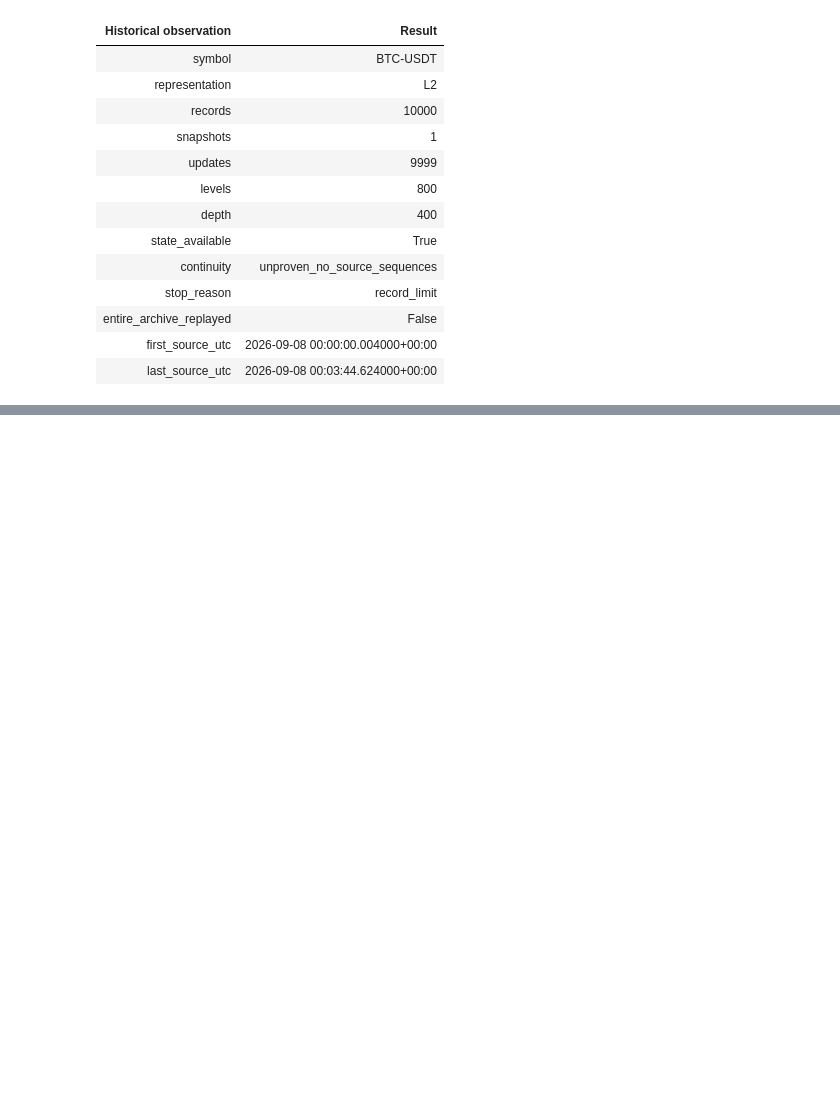
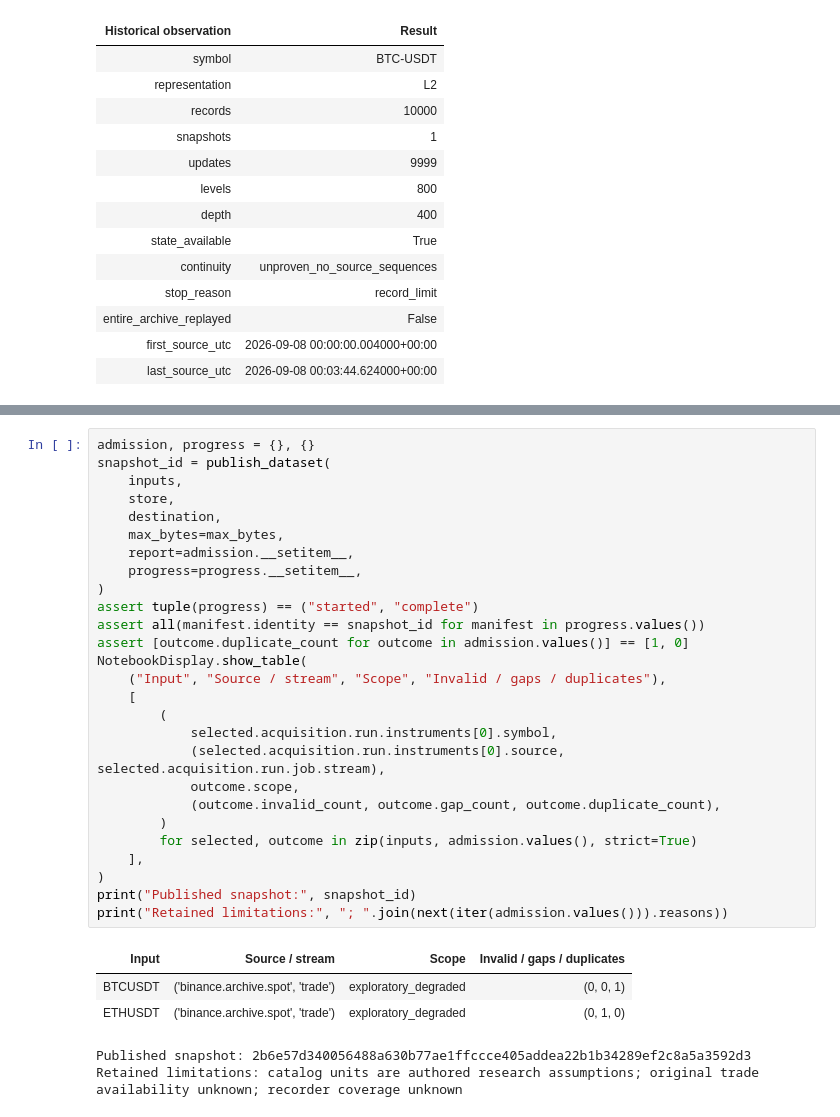
Before and after one commit to lixuanguang/alpha-research-lab-private, a Jupyter notebook: examples/research-foundations.ipynb, the cells around one changed output, grey strips where cells are left out. Drawn from its saved outputs; the diff is of its cells as text; blank space fills up the shorter version.

```diff
--- a/examples/research-foundations.ipynb
+++ b/examples/research-foundations.ipynb
@@ -2393,0 +534,33 @@ measured need after that interface exists. Neither package is implemented here.
+# %%
+admission, progress = {}, {}
+snapshot_id = publish_dataset(
+    inputs,
+    store,
+    destination,
+    max_bytes=max_bytes,
+    report=admission.__setitem__,
+    progress=progress.__setitem__,
+)
+assert tuple(progress) == ("started", "complete")
+assert all(manifest.identity == snapshot_id for manifest in progress.values())
+assert [outcome.duplicate_count for outcome in admission.values()] == [1, 0]
+NotebookDisplay.show_table(
+    ("Input", "Source / stream", "Scope", "Invalid / gaps / duplicates"),
+    [
+        (
+            selected.acquisition.run.instruments[0].symbol,
+            (selected.acquisition.run.instruments[0].source, selected.acquisition.run.job.stream),
+            outcome.scope,
+            (outcome.invalid_count, outcome.gap_count, outcome.duplicate_count),
+        )
+        for selected, outcome in zip(inputs, admission.values(), strict=True)
+    ],
+)
+print("Published snapshot:", snapshot_id)
+print("Retained limitations:", "; ".join(next(iter(admission.values())).reasons))
+# %% [output]
+| Input | Source / stream | Scope | Invalid / gaps / duplicates |
+| BTCUSDT | ('binance.archive.spot', 'trade') | exploratory_degraded | (0, 0, 1) |
+| ETHUSDT | ('binance.archive.spot', 'trade') | exploratory_degraded | (0, 1, 0) |
+Published snapshot: 2b6e57d340056488a630b77ae1ffccce405addea22b1b34289ef2c8a5a3592d3
+Retained limitations: catalog units are authored research assumptions; original trade availability unknown; recorder coverage unknown
```
Also changed, not shown: parts of 90 cells of this notebook, 17 other files.
